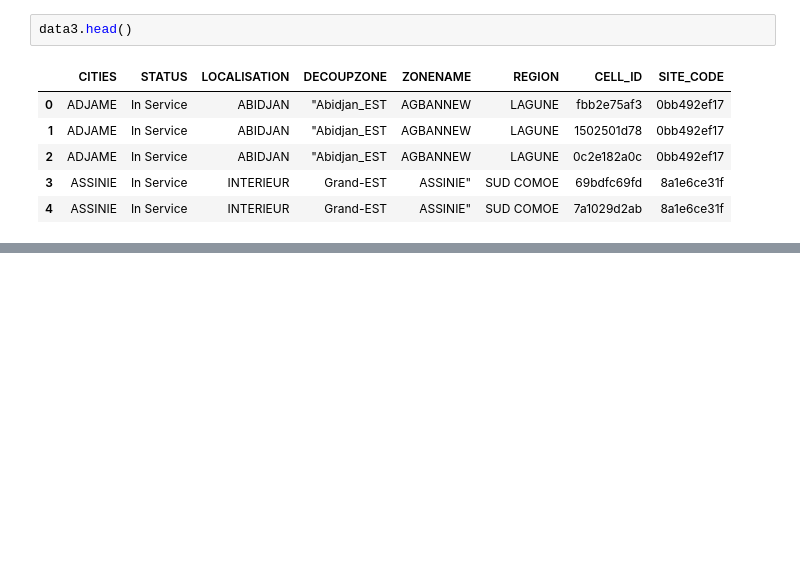
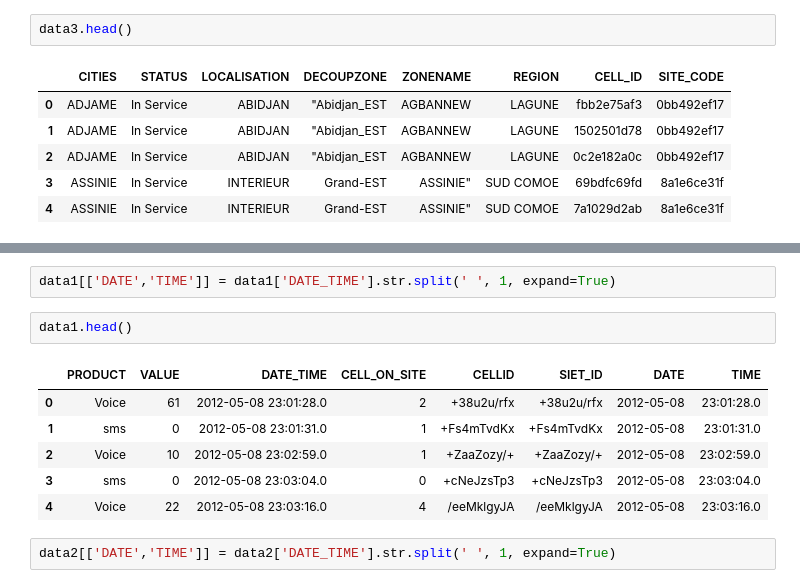
Before and after one commit to onsandomaynard/hello-world, a Jupyter notebook: Moringa_Data_Science_Prep_W3_Independent_Project_2021_09_Maynard_Onsando_DataReport.ipynb, the cells around one changed output, grey strips where cells are left out. Cells and saved outputs as stored; diff of their text form; blank space fills up the shorter version.

```diff
--- a/Moringa_Data_Science_Prep_W3_Independent_Project_2021_09_Maynard_Onsando_DataReport.ipynb
+++ b/Moringa_Data_Science_Prep_W3_Independent_Project_2021_09_Maynard_Onsando_DataReport.ipynb
@@ -175,0 +201,13 @@ data3.head()
+# %%
+data1[['DATE','TIME']] = data1['DATE_TIME'].str.split(' ', 1, expand=True)
+# %%
+data1.head()
+# %% [output]
+|  | PRODUCT | VALUE | DATE_TIME | CELL_ON_SITE | CELLID | SIET_ID | DATE | TIME |
+| 0 | Voice | 61 | 2012-05-08 23:01:28.0 | 2 | +38u2u/rfx | +38u2u/rfx | 2012-05-08 | 23:01:28.0 |
+| 1 | sms | 0 | 2012-05-08 23:01:31.0 | 1 | +Fs4mTvdKx | +Fs4mTvdKx | 2012-05-08 | 23:01:31.0 |
+| 2 | Voice | 10 | 2012-05-08 23:02:59.0 | 1 | +ZaaZozy/+ | +ZaaZozy/+ | 2012-05-08 | 23:02:59.0 |
+| 3 | sms | 0 | 2012-05-08 23:03:04.0 | 0 | +cNeJzsTp3 | +cNeJzsTp3 | 2012-05-08 | 23:03:04.0 |
+| 4 | Voice | 22 | 2012-05-08 23:03:16.0 | 4 | /eeMklgyJA | /eeMklgyJA | 2012-05-08 | 23:03:16.0 |
+# %%
+data2[['DATE','TIME']] = data2['DATE_TIME'].str.split(' ', 1, expand=True)
```
Also changed, not shown: parts of 11 cells of this notebook.
